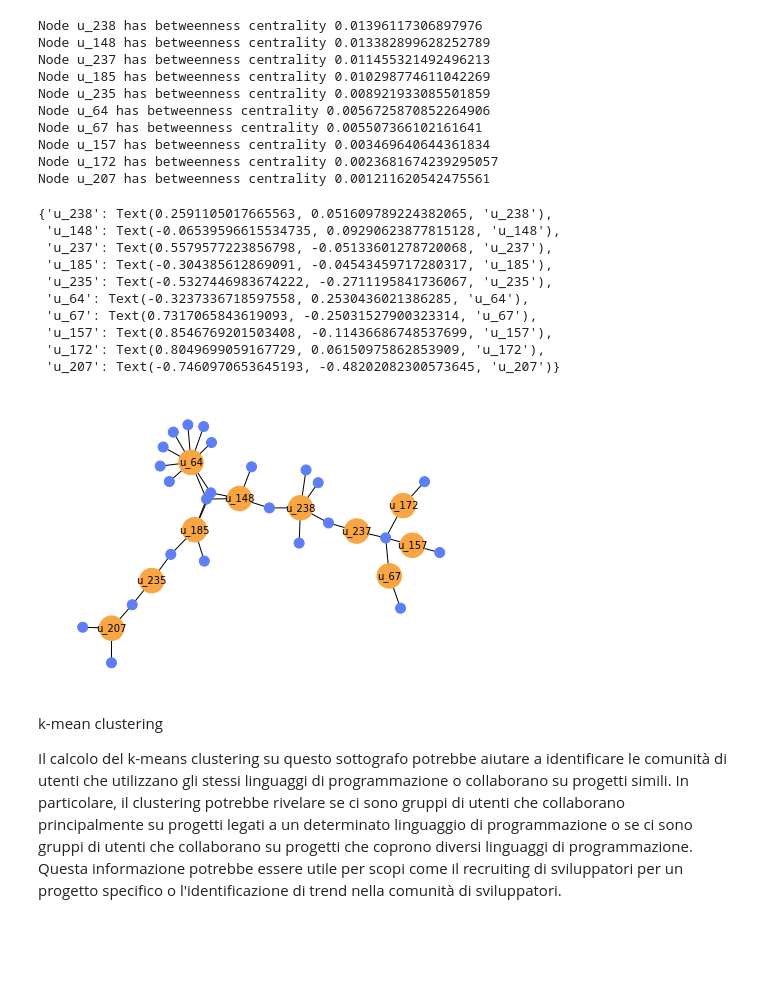
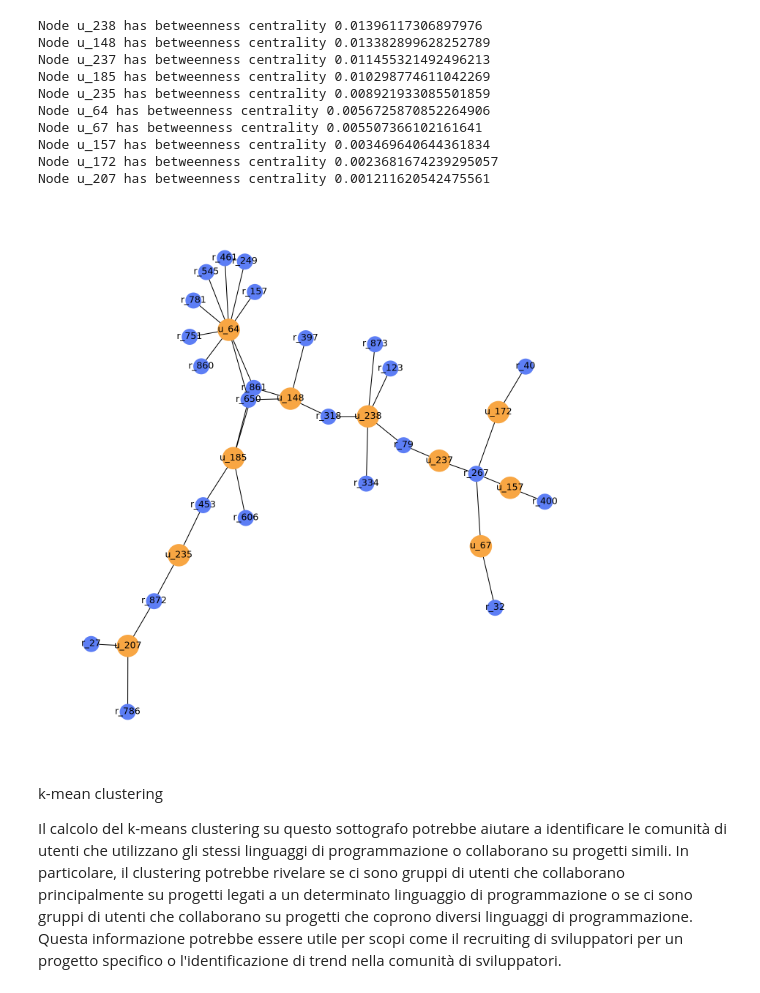
Before and after one commit to isabellamarasco/SNA_project, a Jupyter notebook: analisys.ipynb, the cells around one changed output. Cells and saved outputs as stored; diff of their text form; code cells hidden in the pictures; blank space fills up the shorter version.

```diff
--- a/analisys.ipynb
+++ b/analisys.ipynb
@@ -92,0 +182,25 @@ nx.info(subgraph)
+# %%
+new_subgraph = nx.Graph()
+
+# Aggiungi tutti i nodi repository di no_topic_repos a new_subgraph
+for repo_node in no_topic_repos.nodes():
+    new_subgraph.add_node(repo_node, name=no_topic_repos.nodes[repo_node]['name'], topics=no_topic_repos.nodes[repo_node]['topics'], n_star=no_topic_repos.nodes[repo_node]['n_star'], n_fork=no_topic_repos.nodes[repo_node]['n_fork'], languages=no_topic_repos.nodes[repo_node]['languages'], p_lang=no_topic_repos.nodes[repo_node]['p_lang'], color='#5D7EF5')
+
+# Itera su tutti i nodi utente di subgraph_users
+for user_node in subgraph_users.nodes():
+    # Itera su tutti i nodi repository dei campi 'repos' di user_node
+    for repo_node in subgraph_users.nodes[user_node]['repos']:
+        # Se il nodo repository esiste in no_topic_repos, aggiungi il nodo utente e il nodo repository a new_subgraph, e aggiungi un arco tra di loro
+        if repo_node in no_topic_repos.nodes():
+            new_subgraph.add_node(user_node, name=subgraph_users.nodes[user_node]['name'], repos=subgraph_users.nodes[user_node]['repos'], commits=subgraph_users.nodes[user_node]['commits'], color='#F8A643')
+            new_subgraph.add_edge(user_node, repo_node)
+#draw the graph with different colors for users and repositories
+for node in new_subgraph:
+    if node[0] == "u":
+        new_subgraph.nodes[node]['color'] = '#F8A643'
+        new_subgraph.nodes[node]['size'] = '400'
+    else:
+        new_subgraph.nodes[node]['color'] = '#5D7EF5'
+
+nx.draw(new_subgraph,node_color=[new_subgraph.nodes[node]['color'] for node in new_subgraph.nodes], node_size= 100, with_labels=True)
+nx.info(new_subgraph)
@@ -114,41 +271,30 @@ Node u_207 has betweenness centrality 0.001211620542475561
 # %%
 # Draw the graph containing only the top 5 user with neighbours based on degree centrality
 languages_subgraph = nx.Graph()
 for node in sorted(lang_btc, key=lang_btc.get, reverse=True)[:10]:
     languages_subgraph.add_node(node, color = G.nodes[node]['color'])
     for neighbour in G.neighbors(node):
         if neighbour[0] == "u":
             languages_subgraph.add_node(neighbour, color = G.nodes[neighbour]['color'])
         else:
             languages_subgraph.add_node(neighbour, color = G.nodes[neighbour]['color'])
         languages_subgraph.add_edge(node, neighbour)
 
+plt.figure(num=None, figsize=(10, 10), dpi=150)
 pos = nx.kamada_kawai_layout(languages_subgraph)
 node_sizes = []
 for node in languages_subgraph.nodes:
     if node.startswith('u_'):
-        node_sizes.append(600)
+        node_sizes.append(800)
     elif node.startswith('u_'):
-        node_sizes.append(100)
+        node_sizes.append(400)
     else:
-        node_sizes.append(100)
-nx.draw(languages_subgraph, pos, node_size=node_sizes, node_color=[languages_subgraph.nodes[node]['color'] for node in languages_subgraph.nodes])
-labels = {node: node for node in languages_subgraph.nodes if node.startswith('u_')}
-nx.draw_networkx_labels(languages_subgraph, pos, labels, font_size=10)
-
-#rapportare il numero di commit in base alle repository in cui partecipa un utente
+        node_sizes.append(400)
+nx.draw(languages_subgraph, pos, node_size=node_sizes, node_color=[languages_subgraph.nodes[node]['color'] for node in languages_subgraph.nodes], with_labels=True)
+#labels = {node: node for node in languages_subgraph.nodes if node.startswith('u_')}
+#nx.draw_networkx_labels(languages_subgraph, pos, labels, font_size=10)
 # %% [output]
-{'u_238': Text(0.2591105017665563, 0.051609789224382065, 'u_238'),
- 'u_148': Text(-0.06539596615534735, 0.09290623877815128, 'u_148'),
- 'u_237': Text(0.5579577223856798, -0.05133601278720068, 'u_237'),
- 'u_185': Text(-0.304385612869091, -0.04543459717280317, 'u_185'),
- 'u_235': Text(-0.5327446983674222, -0.2711195841736067, 'u_235'),
- 'u_64': Text(-0.3237336718597558, 0.2530436021386285, 'u_64'),
- 'u_67': Text(0.7317065843619093, -0.25031527900323314, 'u_67'),
- 'u_157': Text(0.8546769201503408, -0.11436686748537699, 'u_157'),
- 'u_172': Text(0.8049699059167729, 0.06150975862853909, 'u_172'),
- 'u_207': Text(-0.7460970653645193, -0.48202082300573645, 'u_207')}
-[figure, old version]
+[figure, new version]
 # %% [markdown]
 k-mean clustering
 
```
Also changed, not shown: parts of 22 cells of this notebook, 1 other file.
